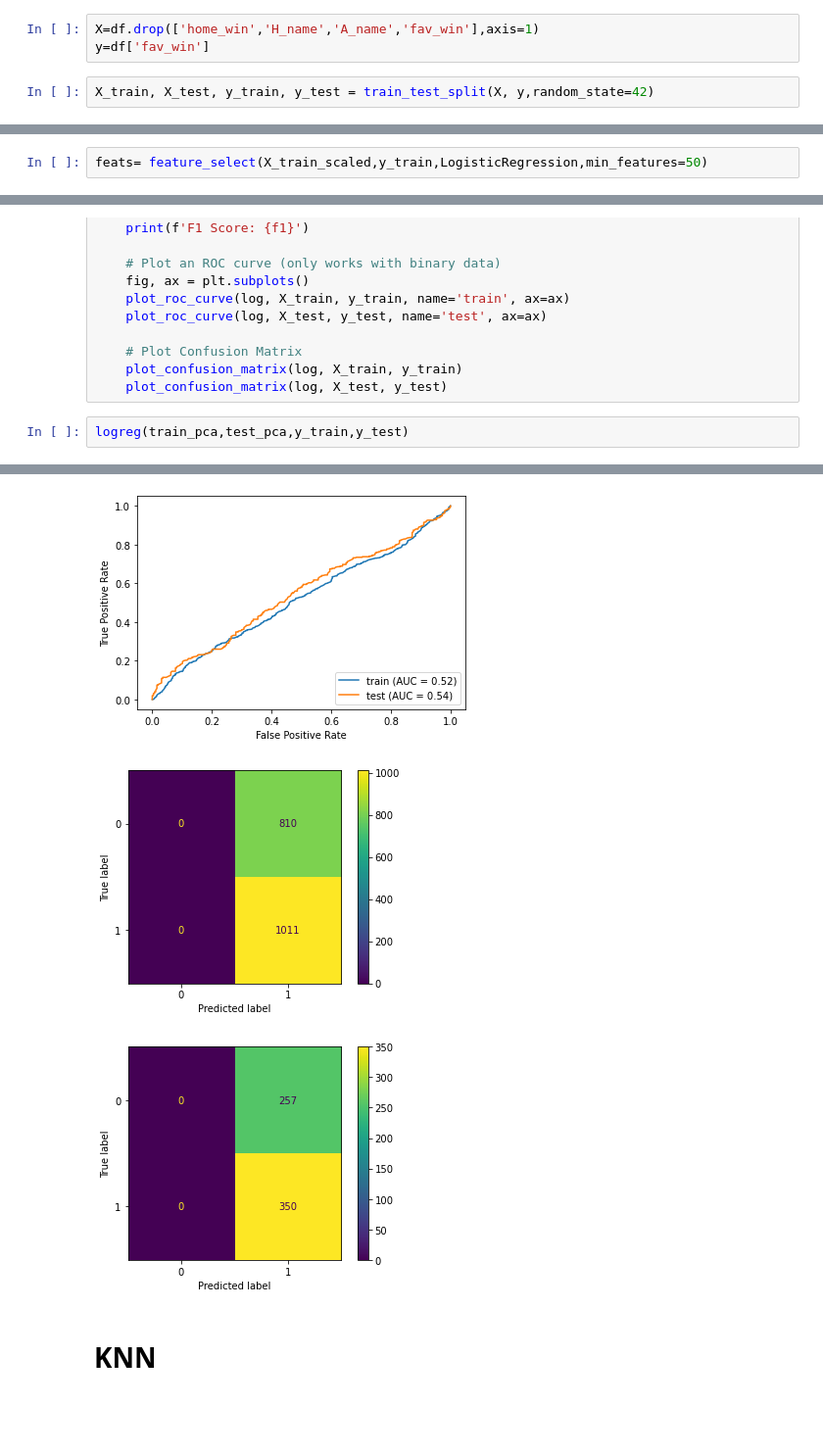
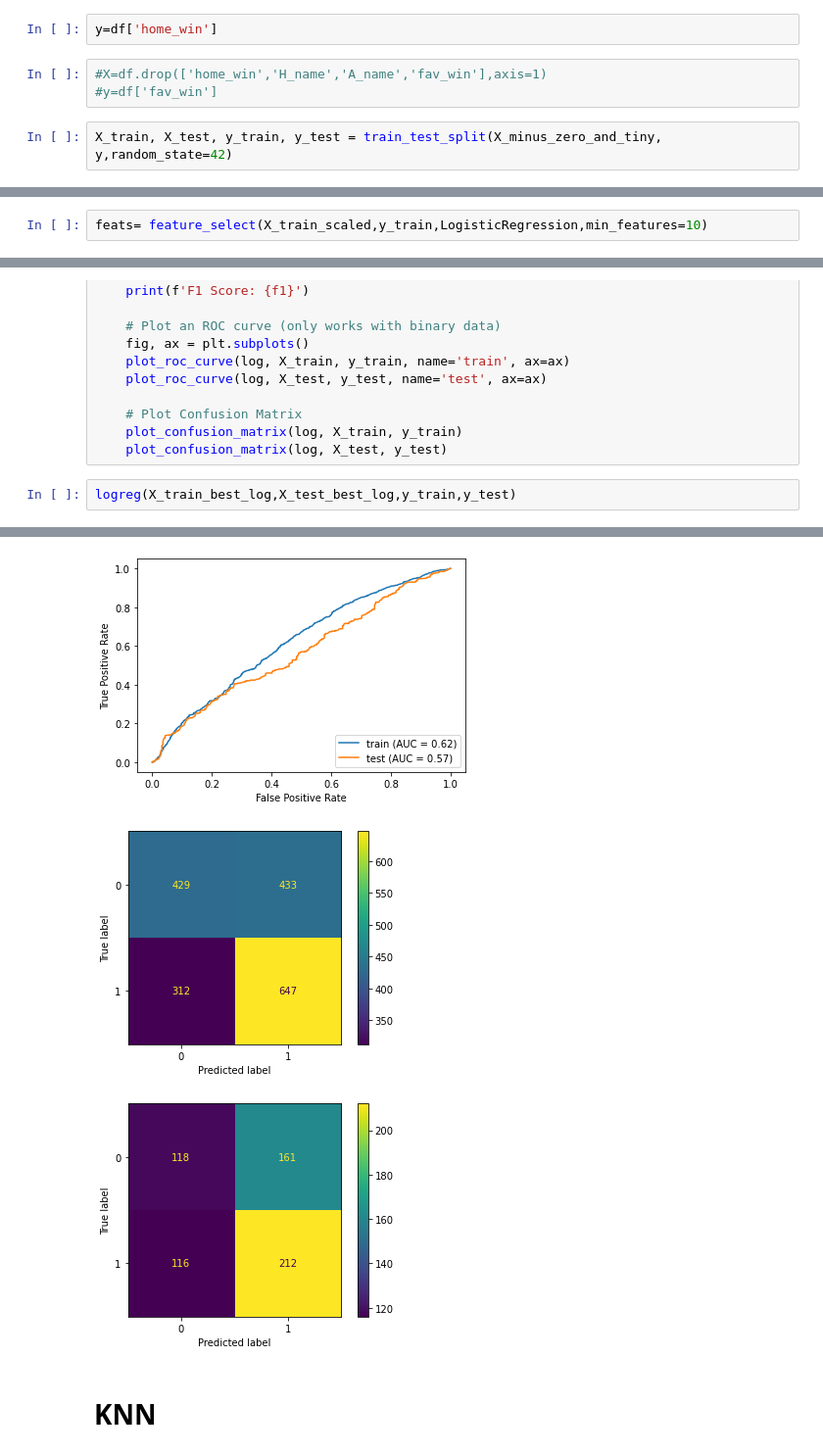
Before and after one commit to MatthewR1021/MLB_Classification, a Jupyter notebook: Modeling_Function_Builder.ipynb, the cells around one changed output, grey strips where cells are left out. Shown: that part at 98% size. Drawn from its saved outputs; the diff is of its cells as text; blank space fills up the shorter version.

```diff
--- a/Modeling_Function_Builder.ipynb
+++ b/Modeling_Function_Builder.ipynb
@@ -130,11 +134,13 @@ def data_preprocessing(df1 = season, df2 = today):
     X_test_scaled = pd.DataFrame(X_test_scaled, columns=X_test.columns)
 
     return X_train_scaled, X_test_scaled
+# %%
+y=df['home_win']
 # %%
-X=df.drop(['home_win','H_name','A_name','fav_win'],axis=1)
-y=df['fav_win']
+#X=df.drop(['home_win','H_name','A_name','fav_win'],axis=1)
+#y=df['fav_win']
 # %%
-X_train, X_test, y_train, y_test = train_test_split(X, y,random_state=42)
+X_train, X_test, y_train, y_test = train_test_split(X_minus_zero_and_tiny, y,random_state=42)
 # %% [markdown]
 ## Feature Selection
 # %%
@@ -164,7 +170,7 @@ def feature_select(X_train,y_train,estimator,min_features,step=1):
 
     return best_pred
 # %%
-feats= feature_select(X_train_scaled,y_train,LogisticRegression,min_features=50)
+feats= feature_select(X_train_scaled,y_train,LogisticRegression,min_features=10)
 # %%
 X_train_best_log = X_train_scaled[feats]
 X_test_best_log = X_test_scaled[feats]
@@ -234,7 +240,7 @@ def logreg(X_train, X_test, y_train, y_test, cv=5):
     plot_confusion_matrix(log, X_train, y_train)
     plot_confusion_matrix(log, X_test, y_test)
 # %%
-logreg(train_pca,test_pca,y_train,y_test)
+logreg(X_train_best_log,X_test_best_log,y_train,y_test)
 # %% [output]
 Penalty: l1
 Solver: liblinear
@@ -247,5 +253,5 @@ F1 Score: 0.7314524555903867
-[figure, old version]
+[figure, new version]
-[figure, old version]
+[figure, new version]
-[figure, old version]
+[figure, new version]
 # %% [markdown]
 # KNN
```
Also changed, not shown: parts of 18 cells of this notebook, 7 other files.
